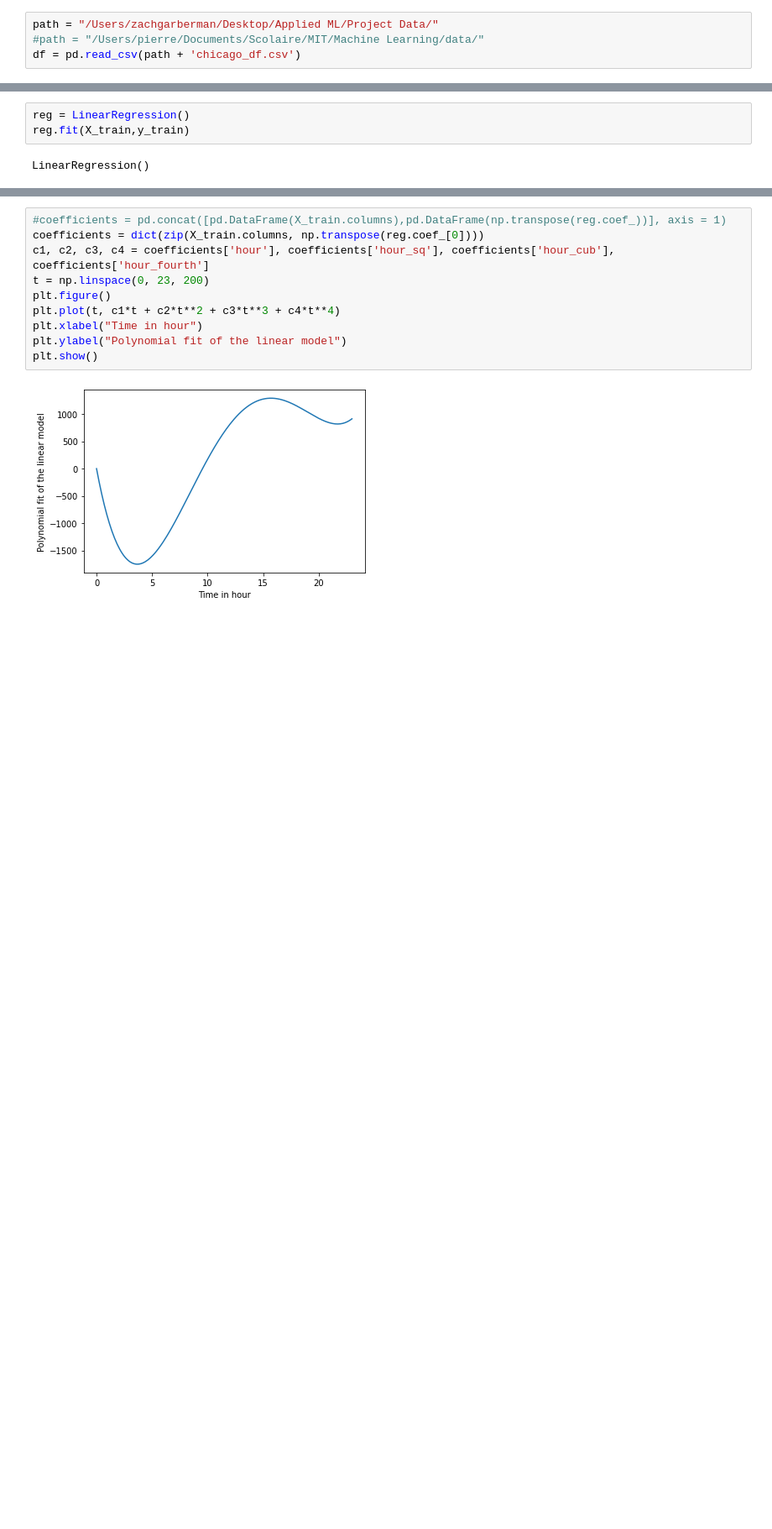
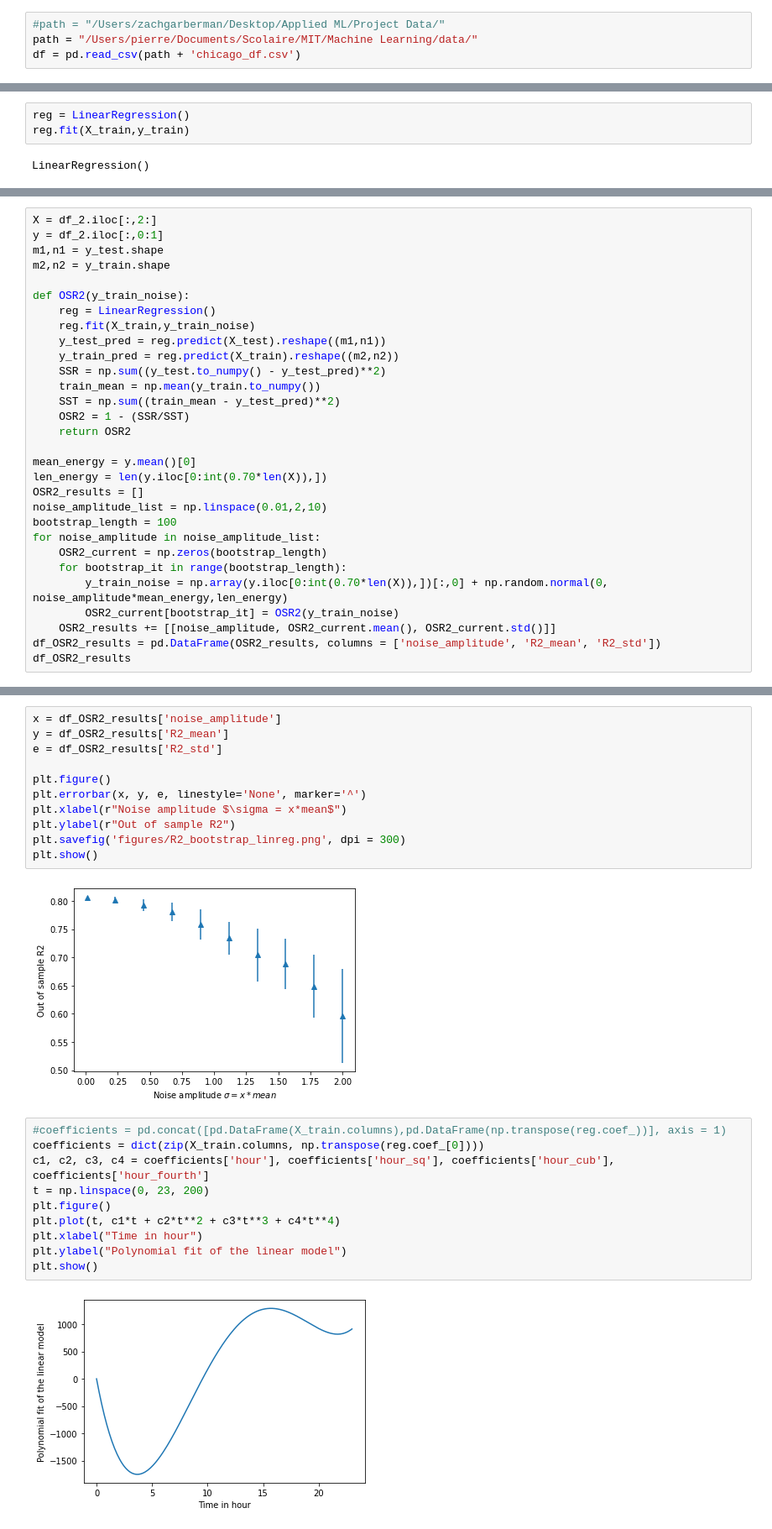
Before and after one commit to garberma/6.862-Project, a Jupyter notebook: BaselineModelingChicago.ipynb, the cells around one changed output, grey strips where cells are left out. Shown at 84% size. Saved outputs shown, nothing was run; the diff lists cells and outputs as text; blank space fills up the shorter version.

Commit message:
sensitivity test on linear regression

```diff
--- a/BaselineModelingChicago.ipynb
+++ b/BaselineModelingChicago.ipynb
@@ -14,8 +14,8 @@ from matplotlib.patches import Patch
 import matplotlib.pyplot as plt
 from sklearn.inspection import permutation_importance
 # %%
-path = "/Users/zachgarberman/Desktop/Applied ML/Project Data/"
-#path = "/Users/pierre/Documents/Scolaire/MIT/Machine Learning/data/"
+#path = "/Users/zachgarberman/Desktop/Applied ML/Project Data/"
+path = "/Users/pierre/Documents/Scolaire/MIT/Machine Learning/data/"
 df = pd.read_csv(path + 'chicago_df.csv')
 # %%
 df_lin = df.copy()
@@ -79,0 +84,30 @@ OS-RMSE: 938.1276042652867
+# %%
+X = df_2.iloc[:,2:]
+y = df_2.iloc[:,0:1]
+m1,n1 = y_test.shape
+m2,n2 = y_train.shape
+
+def OSR2(y_train_noise):
+    reg = LinearRegression()
+    reg.fit(X_train,y_train_noise)
+    y_test_pred = reg.predict(X_test).reshape((m1,n1))
+    y_train_pred = reg.predict(X_train).reshape((m2,n2))
+    SSR = np.sum((y_test.to_numpy() - y_test_pred)**2)
+    train_mean = np.mean(y_train.to_numpy())
+    SST = np.sum((train_mean - y_test_pred)**2)
+    OSR2 = 1 - (SSR/SST)
+    return OSR2
+
+mean_energy = y.mean()[0]
+len_energy = len(y.iloc[0:int(0.70*len(X)),])
+OSR2_results = []
+noise_amplitude_list = np.linspace(0.01,2,10)
+bootstrap_length = 100
+for noise_amplitude in noise_amplitude_list:
+    OSR2_current = np.zeros(bootstrap_length)
+    for bootstrap_it in range(bootstrap_length):
+        y_train_noise = np.array(y.iloc[0:int(0.70*len(X)),])[:,0] + np.random.normal(0, noise_amplitude*mean_energy,len_energy)
+        OSR2_current[bootstrap_it] = OSR2(y_train_noise)
+    OSR2_results += [[noise_amplitude, OSR2_current.mean(), OSR2_current.std()]]
+df_OSR2_results = pd.DataFrame(OSR2_results, columns = ['noise_amplitude', 'R2_mean', 'R2_std'])
+df_OSR2_results
@@ -80,3 +126,16 @@ OS-RMSE: 938.1276042652867
+# %%
+x = df_OSR2_results['noise_amplitude']
+y = df_OSR2_results['R2_mean']
+e = df_OSR2_results['R2_std']
+
+plt.figure()
+plt.errorbar(x, y, e, linestyle='None', marker='^')
+plt.xlabel(r"Noise amplitude $\sigma = x*mean$")
+plt.ylabel(r"Out of sample R2")
+plt.savefig('figures/R2_bootstrap_linreg.png', dpi = 300)
+plt.show()
+# %% [output]
+[figure, added]
 # %%
 #coefficients = pd.concat([pd.DataFrame(X_train.columns),pd.DataFrame(np.transpose(reg.coef_))], axis = 1)
 coefficients = dict(zip(X_train.columns, np.transpose(reg.coef_[0])))
```
Also changed, not shown: parts of 3 cells of this notebook, 1 other file.
